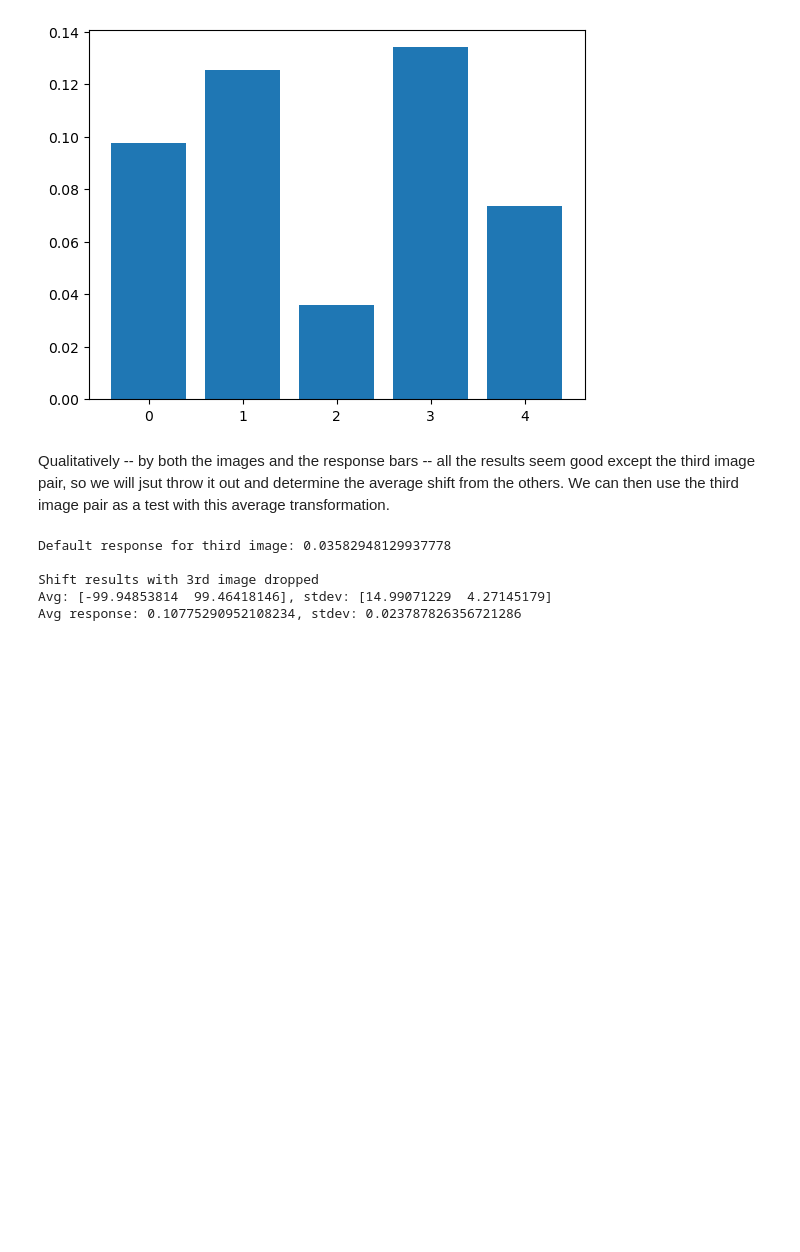
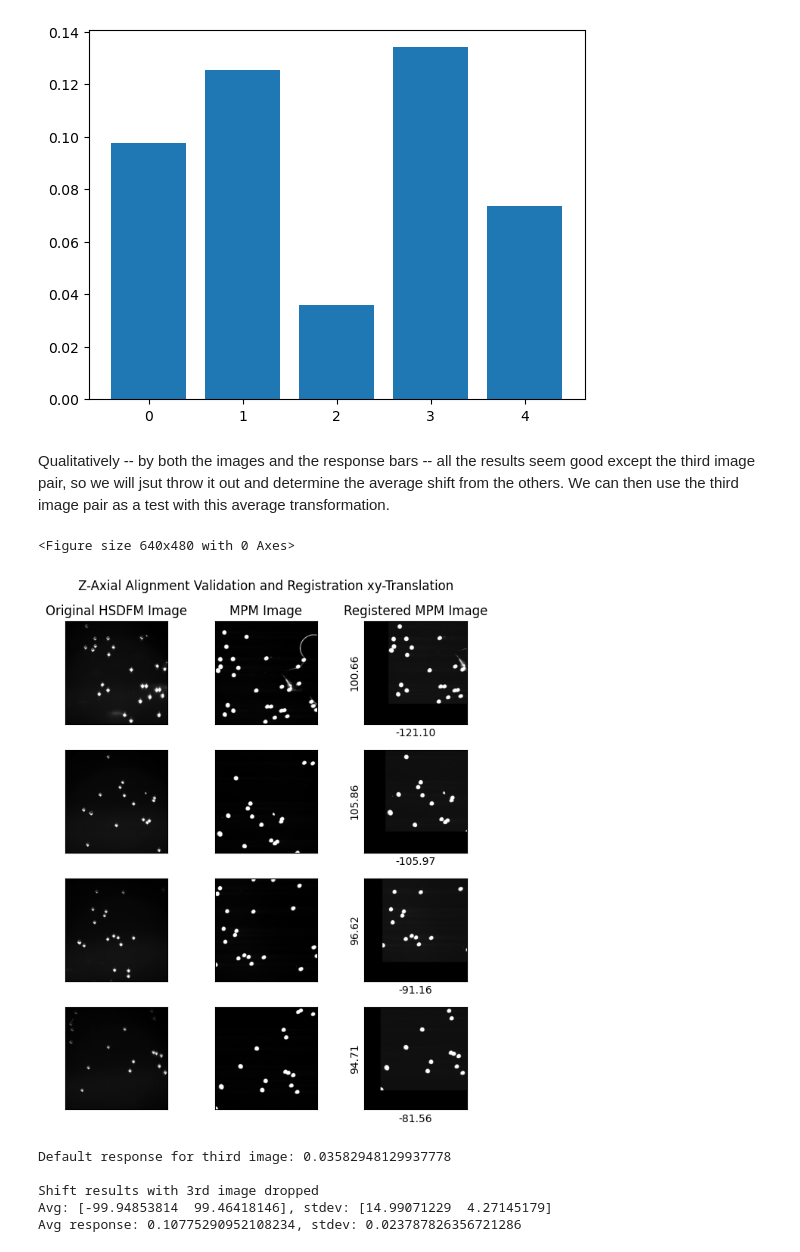
Before and after one commit to jiversivers/hsdfmpm, a Jupyter notebook: examples/shift.ipynb, the cells around one changed output. Saved outputs shown, nothing was run; the diff lists cells and outputs as text; code cells hidden in the pictures; blank space fills up the shorter version.

Commit message:
added side-by-side figure for dissertation

```diff
--- a/examples/shift.ipynb
+++ b/examples/shift.ipynb
@@ -75,3 +75,32 @@ Avg response: 0.09336822387674143, stdev: 0.03578219208723872
 [figure]
 # %% [markdown]
 Qualitatively -- by both the images and the response bars -- all the results seem good except the third image pair, so we will jsut throw it out and determine the average shift from the others. We can then use the third image pair as a test with this average transformation.
+# %%
+# Calculate the correction matrix for each image pair
+df_images = glob.glob(os.path.join(alignment_dir, '*.tif'))
+mpm_images = [glob.glob(os.path.join(mpm_dir, '*.tif'))[1] for mpm_dir in mpm_dir]
+plt.set_cmap('gray')
+df_images.pop(2)
+mpm_images.pop(2)
+fig, axes = plt.subplots(len(df_images), 3, figsize=(1.5 * len(df_images), 7.5))
+for ax in axes:
+    for a in ax:
+       a.set(xticks=[], yticks=[])
+fig.suptitle('Z-Axial Alignment Validation and Registration xy-Translation')
+axes[0, 0].set(title='Original HSDFM Image')
+axes[0, 1].set(title='MPM Image')
+axes[0, 2].set(title='Registered MPM Image')
+for df_im, mpm_im, ax in zip(df_images, mpm_images, axes):
+    df = convert_to_uint8(cv2.resize(cv2.imread(df_im, cv2.IMREAD_UNCHANGED), (512, 512), interpolation=cv2.INTER_CUBIC)).astype(np.float64)
+    mpm = cv2.imread(mpm_im, cv2.IMREAD_UNCHANGED).astype(np.float64)
+    shift, response = compute_rigid_transform(df, mpm)
+    new_mpm = apply_transform(mpm, shift)
+    ax[0].imshow(df)
+    ax[1].imshow(mpm)
+    ax[2].imshow(new_mpm)
+    ax[2].set(xlabel=f'{shift[0]:0.2f}', ylabel=f'{shift[1]:0.2f}')
+plt.tight_layout()
+plt.show()
+# %% [output]
+<Figure size 640x480 with 0 Axes>
+[figure, added]
```
Also changed, not shown: parts of 1 cell of this notebook.
